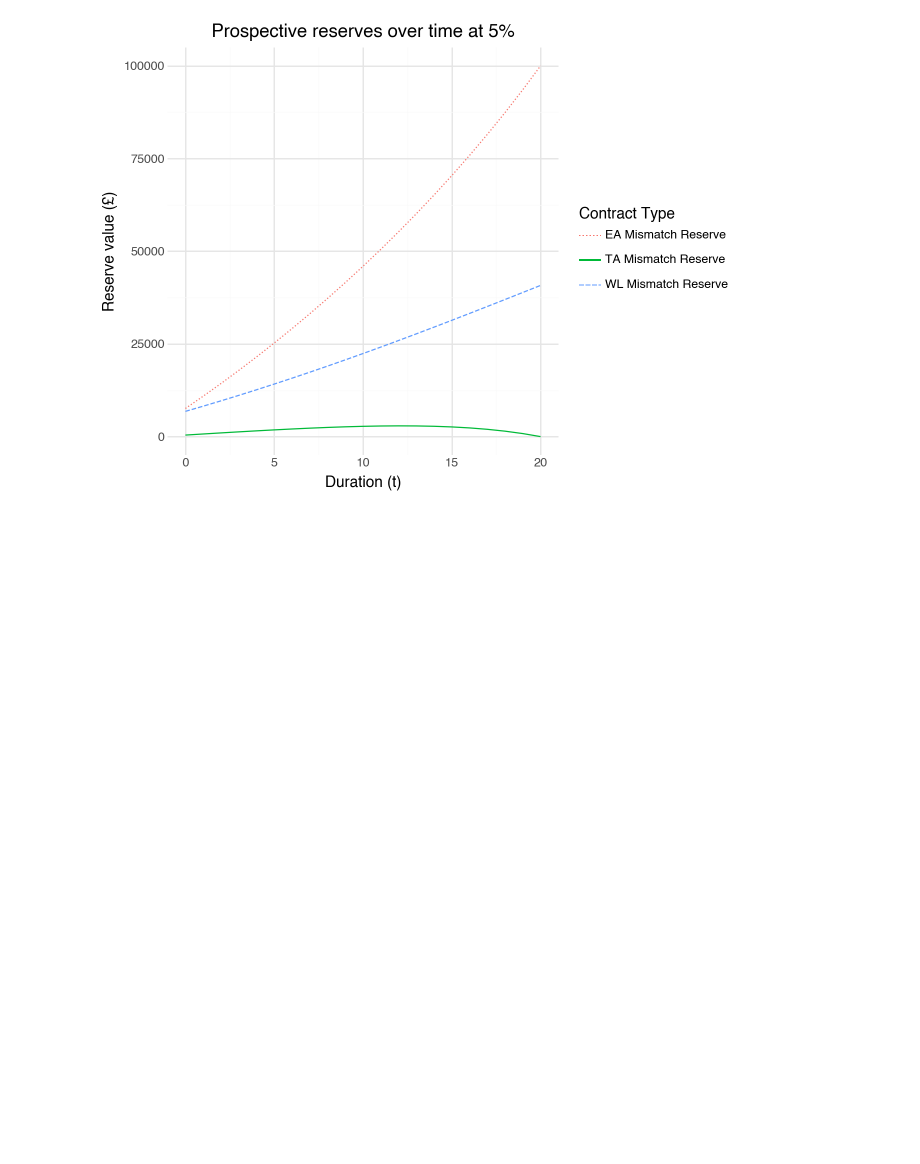
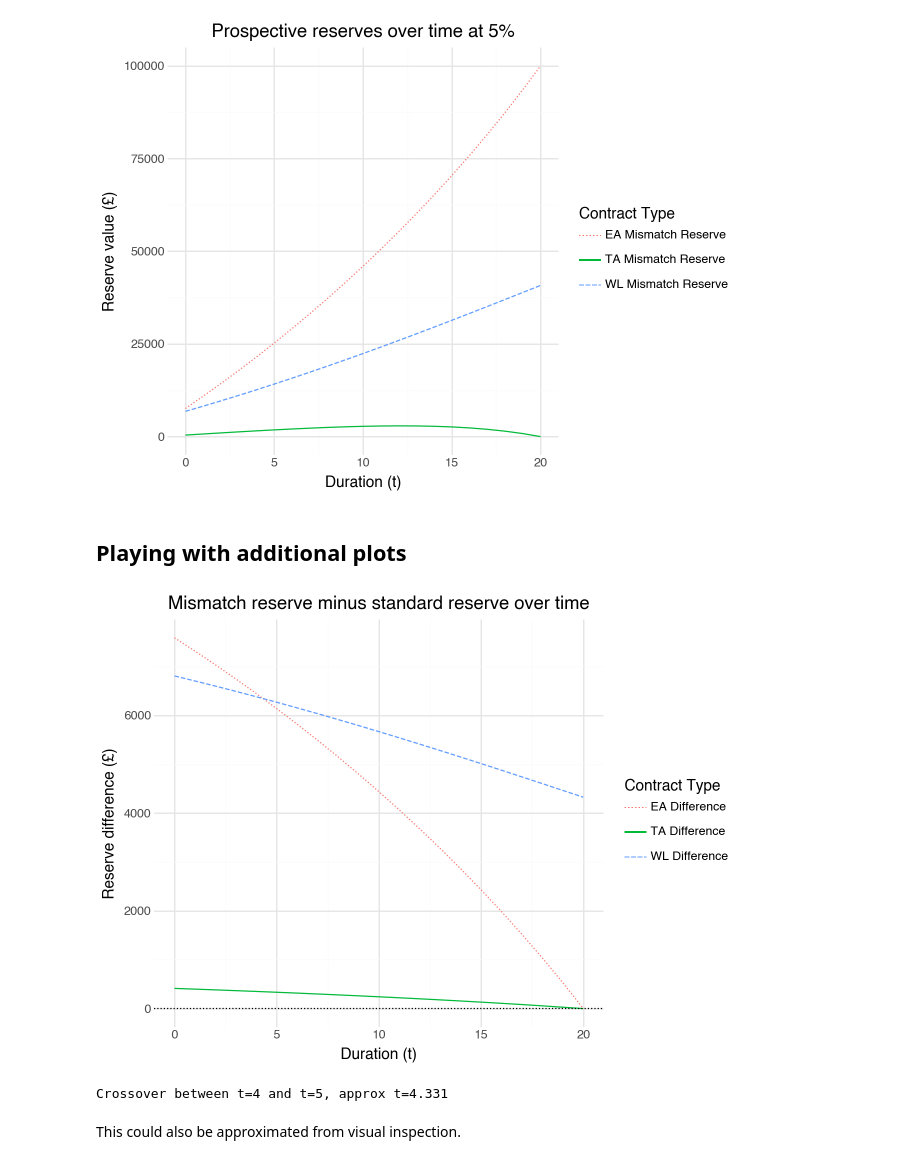
Before and after one commit to ytterbiu/smm065-computer-based-assessment, a Jupyter notebook: cm1-p2-cw-notebook.ipynb, the cells around one changed output. Cells and saved outputs as stored; diff of their text form; code cells hidden in the pictures; blank space fills up the shorter version.

```diff
--- a/cm1-p2-cw-notebook.ipynb
+++ b/cm1-p2-cw-notebook.ipynb
@@ -779,3 +779,67 @@ reserve_mismatch_plot = (
 reserve_mismatch_plot
 # %% [output]
 [figure]
+# %% [markdown]
+## Playing with additional plots
+# %%
+# playing with additional plots for Q6
+# Build differences dataframe
+df_diff = pd.DataFrame({
+    "Duration (t)": t_values,
+    "WL Difference": [reserves_WL_mismatch[t] - reserves_WL[t] for t in t_values],
+    "TA Difference": [reserves_TA_mismatch[t] - reserves_TA[t] for t in t_values],
+    "EA Difference": [reserves_EA_mismatch[t] - reserves_EA[t] for t in t_values],
+})
+
+# Melt to long format
+df_diff_melted = df_diff.melt(
+    id_vars=["Duration (t)"],
+    value_vars=["WL Difference", "TA Difference", "EA Difference"],
+    var_name="Contract Type",
+    value_name="Reserve Difference (£)",
+)
+
+# Plot
+diff_plot = (
+    ggplot(
+        df_diff_melted,
+        aes(
+            x="Duration (t)",
+            y="Reserve Difference (£)",
+            color="Contract Type",
+            linetype="Contract Type",
+        ),
+    )
+    + geom_line()
+    + geom_hline(yintercept=0, linetype="dotted", color="black", size=0.5)
+    + scale_linetype_manual(
+        values={
+            "WL Difference": "dashed",
+            "TA Difference": "solid",
+            "EA Difference": "dotted",
+        }
+    )
+    + theme_minimal()
+    + labs(
+        title="Mismatch reserve minus standard reserve over time",
+        x="Duration (t)",
+        y="Reserve difference (£)",
+    )
+)
+diff_plot
+# %% [output]
+[figure, added]
+# %%
+# using linear interpolation (from CM1(1)) to estimate crossover point
+for i in range(len(df_diff) - 1):
+    wl1, wl2 = df_diff["WL Difference"].iloc[i], df_diff["WL Difference"].iloc[i+1]
+    ea1, ea2 = df_diff["EA Difference"].iloc[i], df_diff["EA Difference"].iloc[i+1]
+    if (wl1 - ea1) * (wl2 - ea2) < 0:
+        t1 = df_diff["Duration (t)"].iloc[i]
+        # linear interpolation
+        frac = (ea1 - wl1) / ((wl2 - wl1) - (ea2 - ea1))
+        print(f"Crossover between t={t1} and t={t1+1}, approx t={t1 + frac:.3f}")
+# %% [output]
+Crossover between t=4 and t=5, approx t=4.331
+# %% [markdown]
+This could also be approximated from visual inspection.
```
